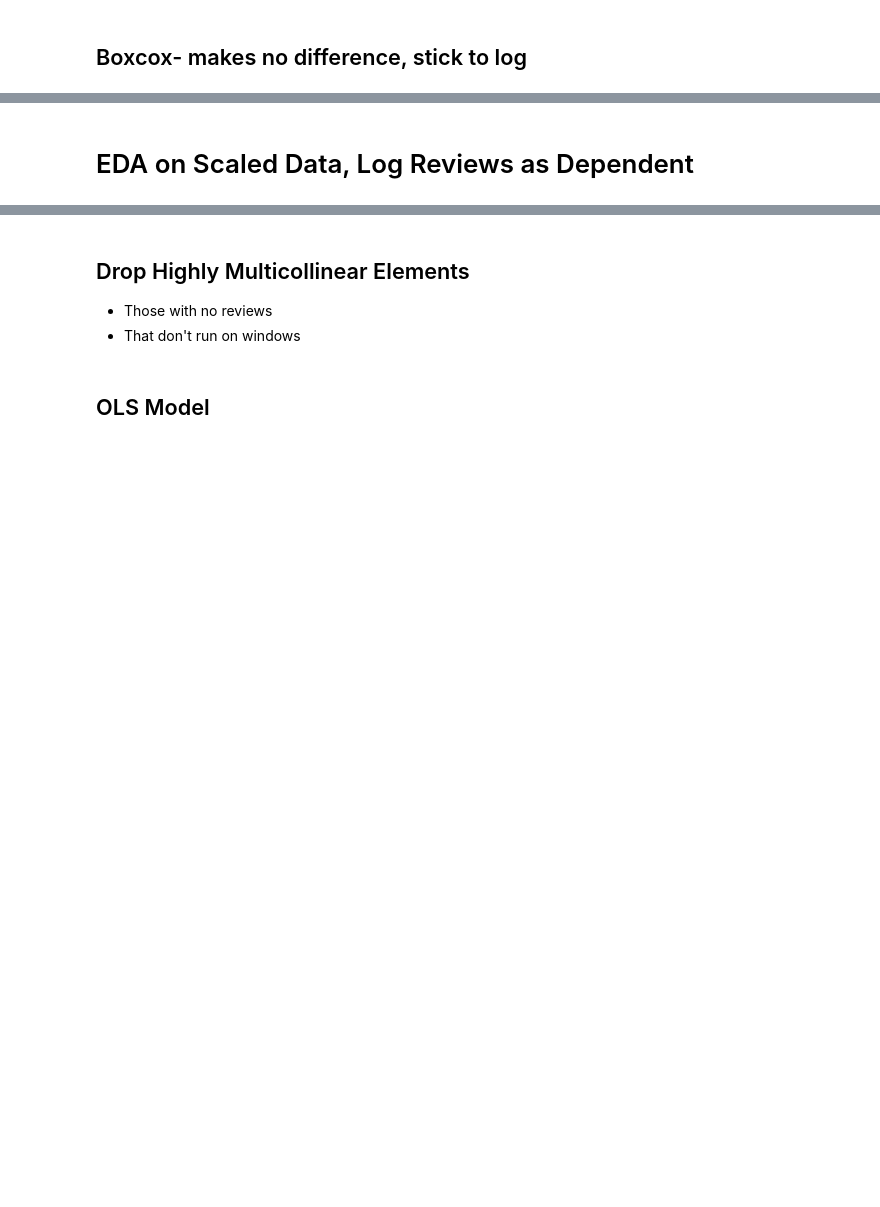
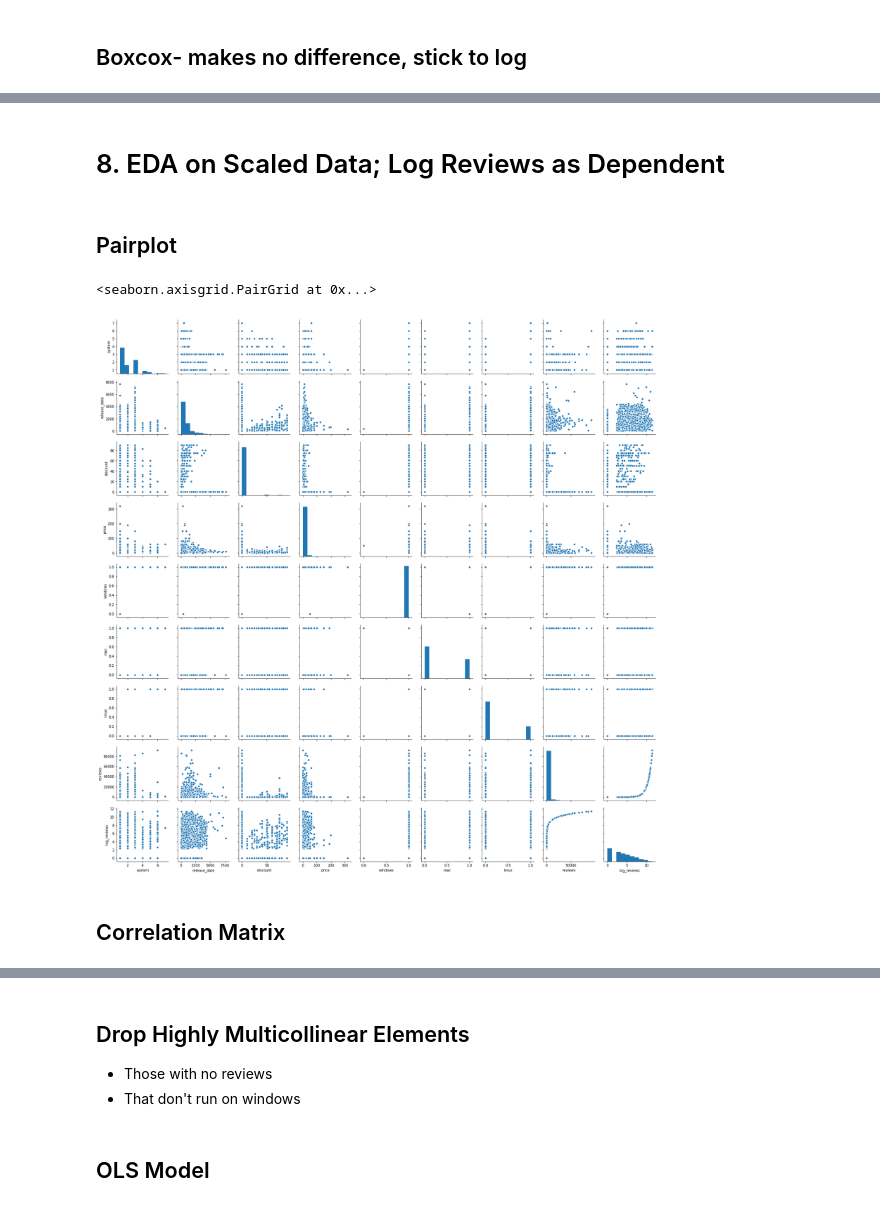
Before and after one commit to mayamadhavan/projects, a Jupyter notebook: modeling_steam_search_results.ipynb, the cells around one changed output, grey strips where cells are left out. Saved outputs shown, nothing was run; the diff lists cells and outputs as text; code cells hidden in the pictures; blank space fills up the shorter version.

```diff
--- a/modeling_steam_search_results.ipynb
+++ b/modeling_steam_search_results.ipynb
@@ -228,4 +378,9 @@ plt.hist(yt)
 # %% [markdown]
-# EDA on Scaled Data, Log Reviews as Dependent
+# 8. EDA on Scaled Data; Log Reviews as Dependent
+# %% [markdown]
+## Pairplot
 # %%
-sns.pairplot(traindf[traindf.release_date > 30])
+sns.pairplot(traindf)
+# %% [output]
+<seaborn.axisgrid.PairGrid at 0x...>
+[figure, added]
@@ -233,0 +387,2 @@ traindf.corr()
+# %% [markdown]
+## Correlation Matrix
```
Also changed, not shown: parts of 78 cells of this notebook.
